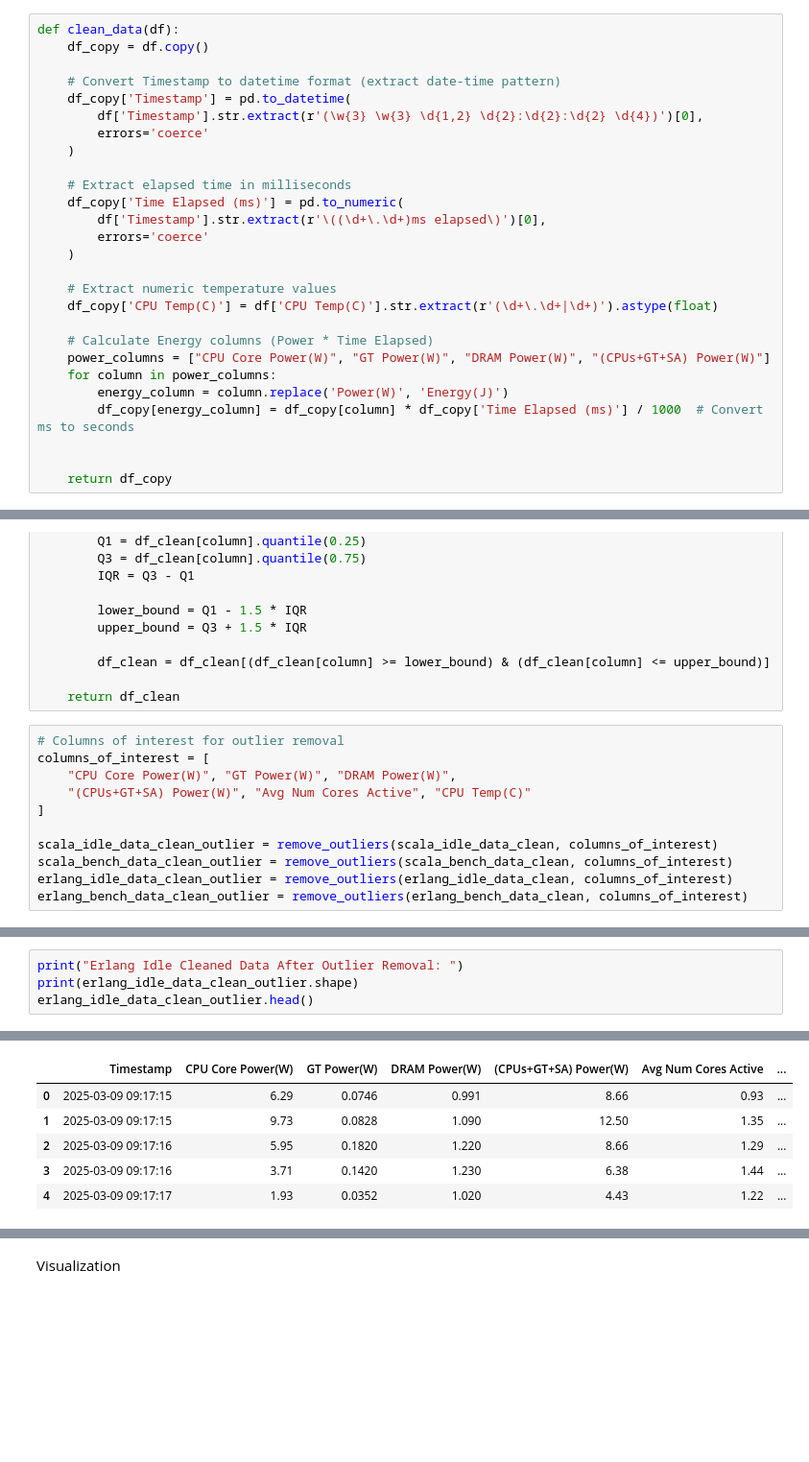
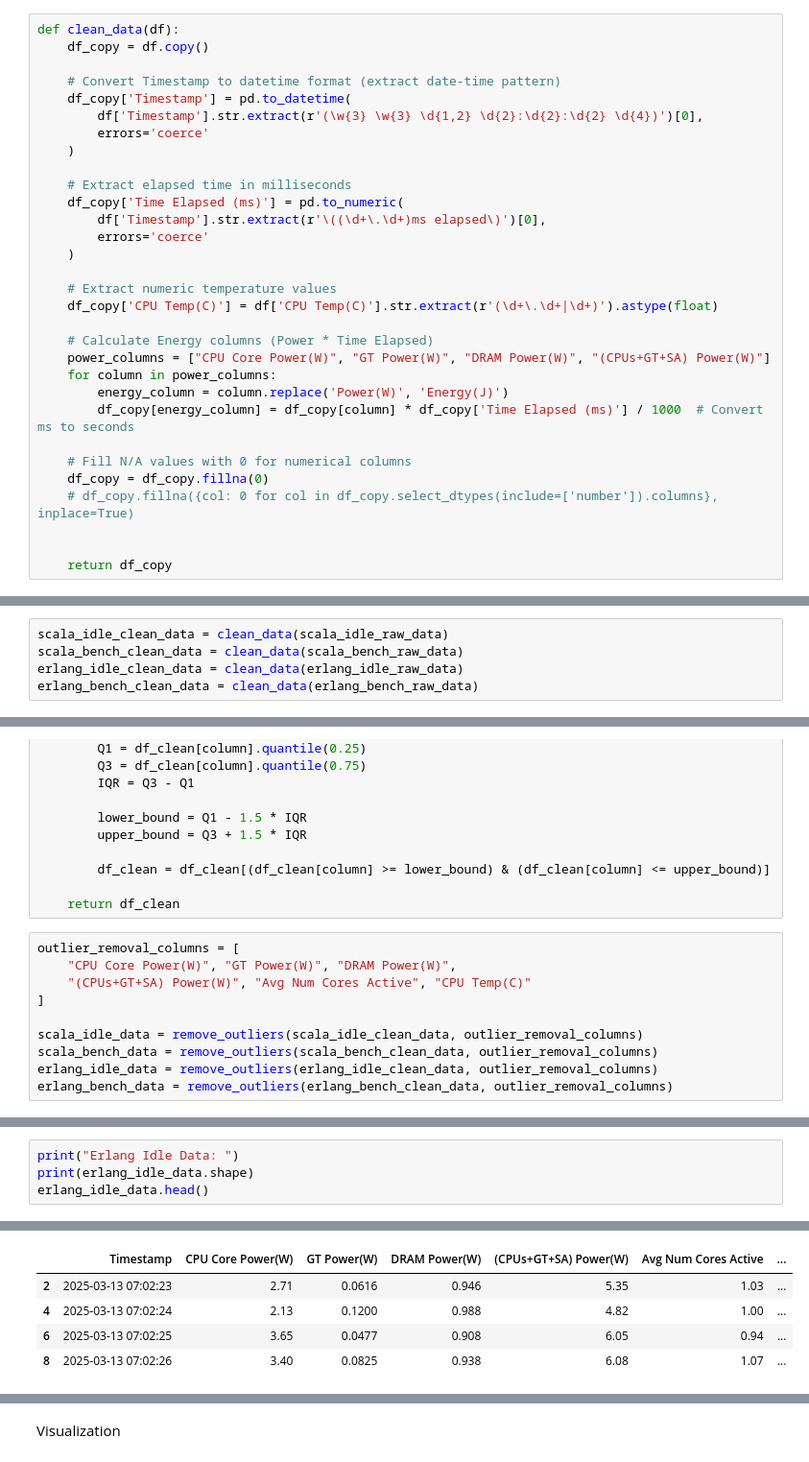
Before and after one commit to paulasgeorge81/savina, a Jupyter notebook: src/main/scripts/benchmark_analysis.ipynb, the cells around one changed output, grey strips where cells are left out. Shown at 96% size. Saved outputs shown, nothing was run; the diff lists cells and outputs as text; blank space fills up the shorter version.

```diff
--- a/src/main/scripts/benchmark_analysis.ipynb
+++ b/src/main/scripts/benchmark_analysis.ipynb
@@ -97,5 +137,9 @@ def clean_data(df):
         energy_column = column.replace('Power(W)', 'Energy(J)')
         df_copy[energy_column] = df_copy[column] * df_copy['Time Elapsed (ms)'] / 1000  # Convert ms to seconds
 
+    # Fill N/A values with 0 for numerical columns
+    df_copy = df_copy.fillna(0)
+    # df_copy.fillna({col: 0 for col in df_copy.select_dtypes(include=['number']).columns}, inplace=True)
+
 
     return df_copy
@@ -107,3 +146,8 @@ erlang_bench_data_clean = clean_data(erlang_bench_data)
+# %%
+scala_idle_clean_data = clean_data(scala_idle_raw_data)
+scala_bench_clean_data = clean_data(scala_bench_raw_data)
+erlang_idle_clean_data = clean_data(erlang_idle_raw_data)
+erlang_bench_clean_data = clean_data(erlang_bench_raw_data)
 # %% [markdown]
 Verify Cleaned Data
 # %%
@@ -179,14 +228,13 @@ def remove_outliers(df, columns):
 
     return df_clean
 # %%
-# Columns of interest for outlier removal
-columns_of_interest = [
+outlier_removal_columns = [
     "CPU Core Power(W)", "GT Power(W)", "DRAM Power(W)",
     "(CPUs+GT+SA) Power(W)", "Avg Num Cores Active", "CPU Temp(C)"
 ]
 
-scala_idle_data_clean_outlier = remove_outliers(scala_idle_data_clean, columns_of_interest)
-scala_bench_data_clean_outlier = remove_outliers(scala_bench_data_clean, columns_of_interest)
-erlang_idle_data_clean_outlier = remove_outliers(erlang_idle_data_clean, columns_of_interest)
-erlang_bench_data_clean_outlier = remove_outliers(erlang_bench_data_clean, columns_of_interest)
+scala_idle_data = remove_outliers(scala_idle_clean_data, outlier_removal_columns)
+scala_bench_data = remove_outliers(scala_bench_clean_data, outlier_removal_columns)
+erlang_idle_data = remove_outliers(erlang_idle_clean_data, outlier_removal_columns)
+erlang_bench_data = remove_outliers(erlang_bench_clean_data, outlier_removal_columns)
 # %%
@@ -218,5 +266,5 @@ Scala Benchmark Cleaned Data After Outlier Removal:
 # %%
-print("Erlang Idle Cleaned Data After Outlier Removal: ")
-print(erlang_idle_data_clean_outlier.shape)
-erlang_idle_data_clean_outlier.head()
+print("Erlang Idle Data: ")
+print(erlang_idle_data.shape)
+erlang_idle_data.head()
 # %% [output]
@@ -225,7 +273,6 @@ Erlang Idle Cleaned Data After Outlier Removal:
 |  | Timestamp | CPU Core Power(W) | GT Power(W) | DRAM Power(W) | (CPUs+GT+SA) Power(W) | Avg Num Cores Active | ... |
-| 0 | 2025-03-09 09:17:15 | 6.29 | 0.0746 | 0.991 | 8.66 | 0.93 | ... |
-| 1 | 2025-03-09 09:17:15 | 9.73 | 0.0828 | 1.090 | 12.50 | 1.35 | ... |
-| 2 | 2025-03-09 09:17:16 | 5.95 | 0.1820 | 1.220 | 8.66 | 1.29 | ... |
-| 3 | 2025-03-09 09:17:16 | 3.71 | 0.1420 | 1.230 | 6.38 | 1.44 | ... |
-| 4 | 2025-03-09 09:17:17 | 1.93 | 0.0352 | 1.020 | 4.43 | 1.22 | ... |
+| 2 | 2025-03-13 07:02:23 | 2.71 | 0.0616 | 0.946 | 5.35 | 1.03 | ... |
+| 4 | 2025-03-13 07:02:24 | 2.13 | 0.1200 | 0.988 | 4.82 | 1.00 | ... |
+| 6 | 2025-03-13 07:02:25 | 3.65 | 0.0477 | 0.908 | 6.05 | 0.94 | ... |
+| 8 | 2025-03-13 07:02:26 | 3.40 | 0.0825 | 0.938 | 6.08 | 1.07 | ... |
 # %%
```
Also changed, not shown: parts of 29 cells of this notebook, 19 other files.
